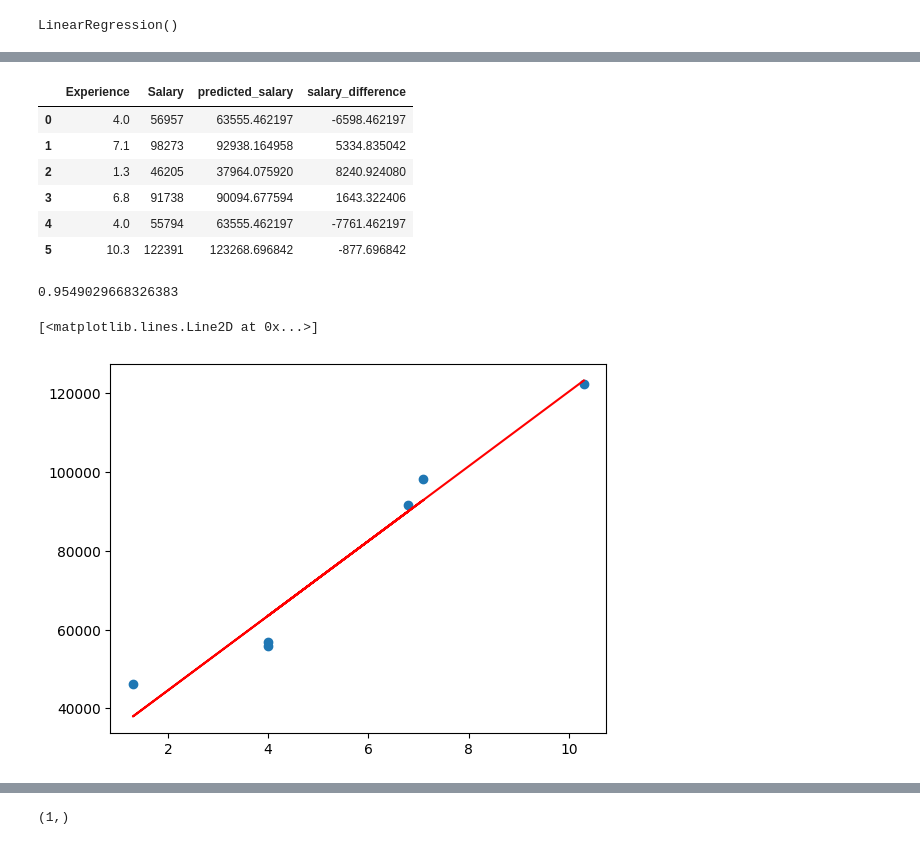
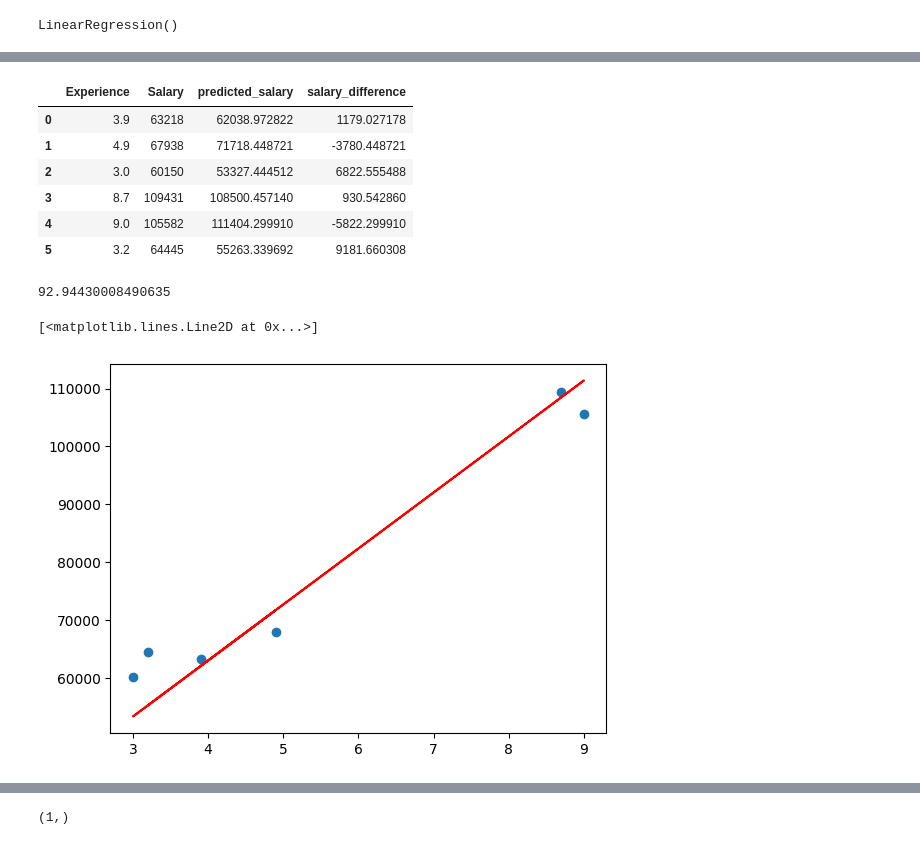
Before and after one commit to 2004harshit/Acmegrade-Training, a Jupyter notebook: 1_Linear_Regression/main.ipynb, the cells around one changed output, grey strips where cells are left out. Cells and saved outputs as stored; diff of their text form; code cells hidden in the pictures.

```diff
--- a/1_Linear_Regression/main.ipynb
+++ b/1_Linear_Regression/main.ipynb
@@ -125,0 +88,4 @@ array([[ 63555.46219652],
+# %%
+# predicting the valye of y for x_test dataset
+y_predicted=lr.predict(x_test)
+y_predicted
@@ -137,29 +110,30 @@ array([[ 56957],
 # %%
 new_df=pd.DataFrame(x_test,columns=['Experience'])
 new_df['Salary']=y_test
-new_df['predicted_salary']=predicted_salary
+new_df['predicted_salary']=y_predicted
 new_df['salary_difference']=new_df['Salary']-new_df['predicted_salary']
 new_df
 # %% [output]
 |  | Experience | Salary | predicted_salary | salary_difference |
-| 0 | 4.0 | 56957 | 63555.462197 | -6598.462197 |
-| 1 | 7.1 | 98273 | 92938.164958 | 5334.835042 |
-| 2 | 1.3 | 46205 | 37964.075920 | 8240.924080 |
-| 3 | 6.8 | 91738 | 90094.677594 | 1643.322406 |
-| 4 | 4.0 | 55794 | 63555.462197 | -7761.462197 |
-| 5 | 10.3 | 122391 | 123268.696842 | -877.696842 |
+| 0 | 3.9 | 63218 | 62038.972822 | 1179.027178 |
+| 1 | 4.9 | 67938 | 71718.448721 | -3780.448721 |
+| 2 | 3.0 | 60150 | 53327.444512 | 6822.555488 |
+| 3 | 8.7 | 109431 | 108500.457140 | 930.542860 |
+| 4 | 9.0 | 105582 | 111404.299910 | -5822.299910 |
+| 5 | 3.2 | 64445 | 55263.339692 | 9181.660308 |
 # %%
+# finding the accuracy in the prediction
 from sklearn.metrics import r2_score
-accuracy=r2_score(y_test,predicted_salary)
-print(accuracy)
+accuracy=r2_score(y_test,y_predicted)
+print(accuracy*100)
 # %% [output]
-0.9549029668326383
+92.94430008490635
 # %%
 plt.scatter(x_test,y_test)
-plt.plot(x_test,predicted_salary,'r')
+plt.plot(x_test,y_predicted,'r')
 # %% [output]
 [<matplotlib.lines.Line2D at 0x...>]
-[figure, old version]
+[figure, new version]
 # %%
 # y=mx+c
 lr.coef_.reshape(1)
```
Also changed, not shown: parts of 18 cells of this notebook, 1 other file.
